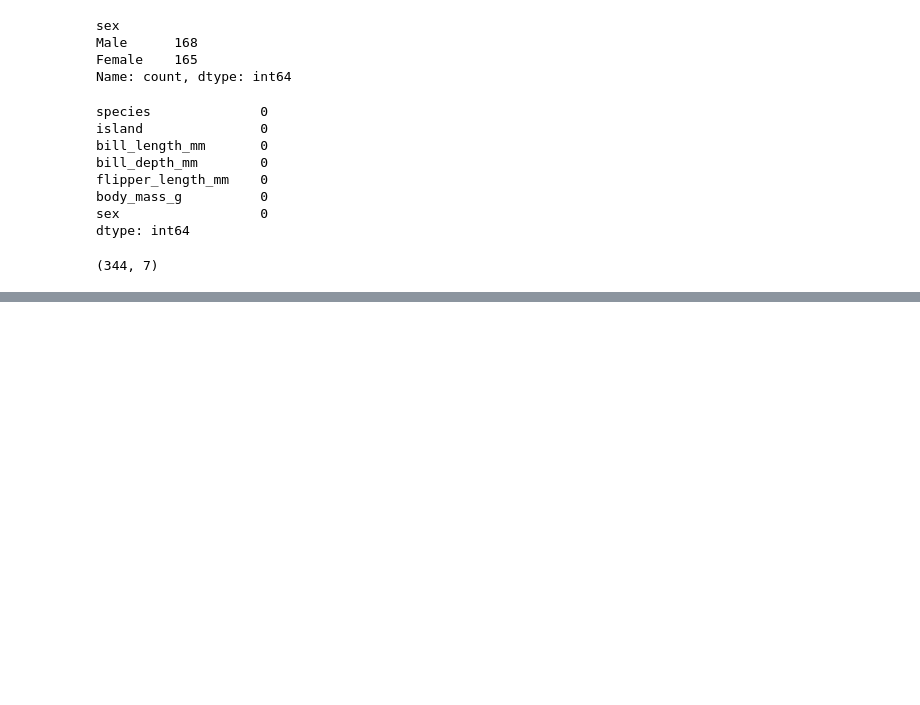
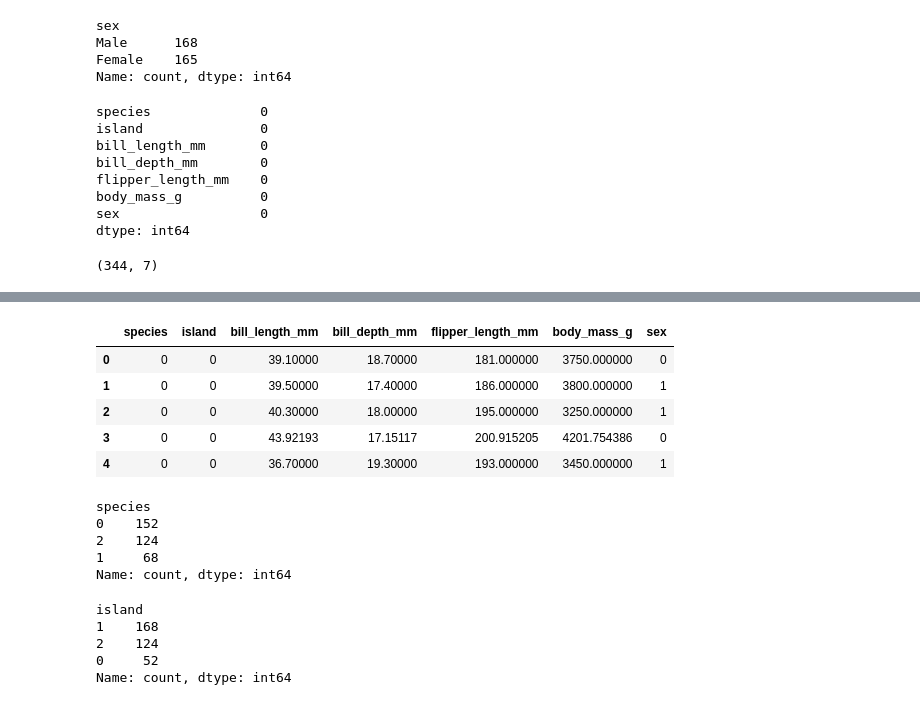
Before and after one commit to Bikram213/penguins_dataset_EDA., a Jupyter notebook: penguins_dataset_EDA.ipynb, the cells around one changed output, grey strips where cells are left out. Cells and saved outputs as stored; diff of their text form; code cells hidden in the pictures; blank space fills up the shorter version.

```diff
--- a/penguins_dataset_EDA.ipynb
+++ b/penguins_dataset_EDA.ipynb
@@ -215,0 +232,38 @@ df.shape
+# %%
+for col in df1.columns:
+    uniq = df1[col].unique().tolist()
+    count = df1[col].nunique()
+
+    if count == 2:
+        df1[col] = df1[col].replace(uniq, [0,1])
+
+    if count == 3:
+        df1[col] = df1[col].replace(uniq, [0,1,2])
+
+    if count == 4:
+        df1[col] = df1[col].replace(uniq, [0,1,2,3])
+# %%
+df1.head()
+# %% [output]
+|  | species | island | bill_length_mm | bill_depth_mm | flipper_length_mm | body_mass_g | sex |
+| 0 | 0 | 0 | 39.10000 | 18.70000 | 181.000000 | 3750.000000 | 0 |
+| 1 | 0 | 0 | 39.50000 | 17.40000 | 186.000000 | 3800.000000 | 1 |
+| 2 | 0 | 0 | 40.30000 | 18.00000 | 195.000000 | 3250.000000 | 1 |
+| 3 | 0 | 0 | 43.92193 | 17.15117 | 200.915205 | 4201.754386 | 0 |
+| 4 | 0 | 0 | 36.70000 | 19.30000 | 193.000000 | 3450.000000 | 1 |
+# %%
+df1['species'].value_counts()
+# %% [output]
+species
+0    152
+2    124
+1     68
+Name: count, dtype: int64
+# %%
+df1['island'].value_counts()
+# %% [output]
+island
+1    168
+2    124
+0     52
+Name: count, dtype: int64
```
Also changed, not shown: parts of 16 cells of this notebook.
